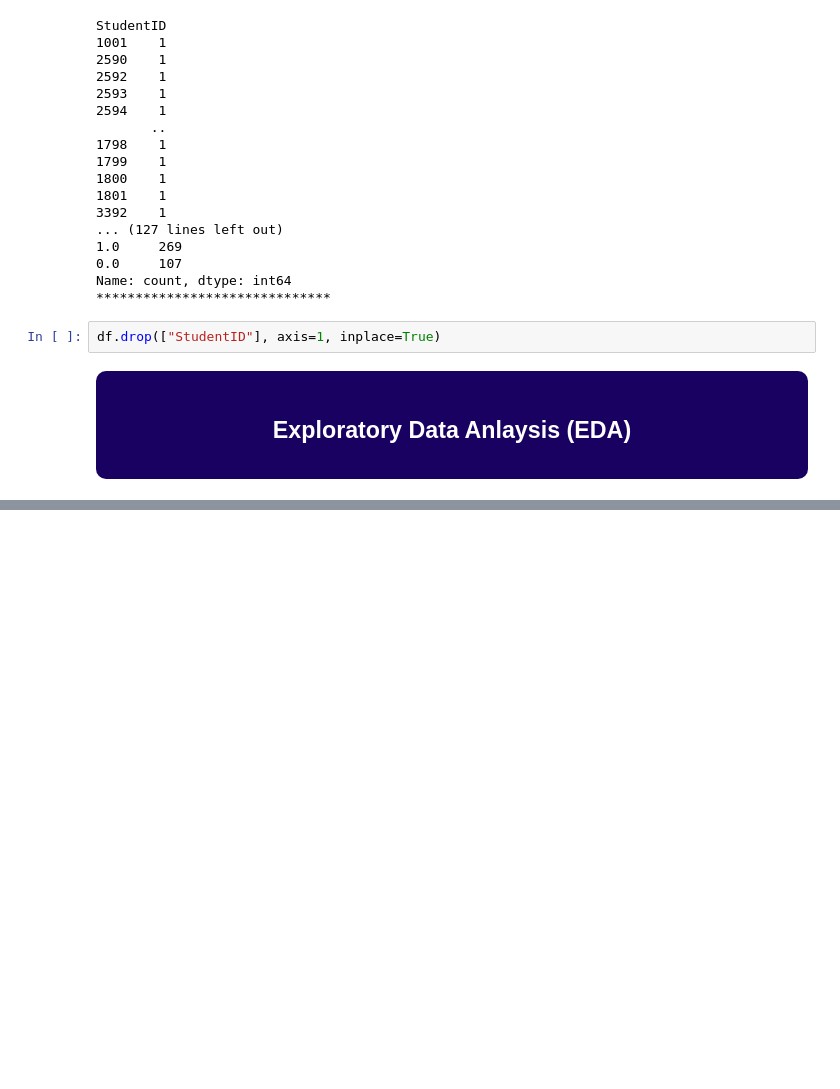
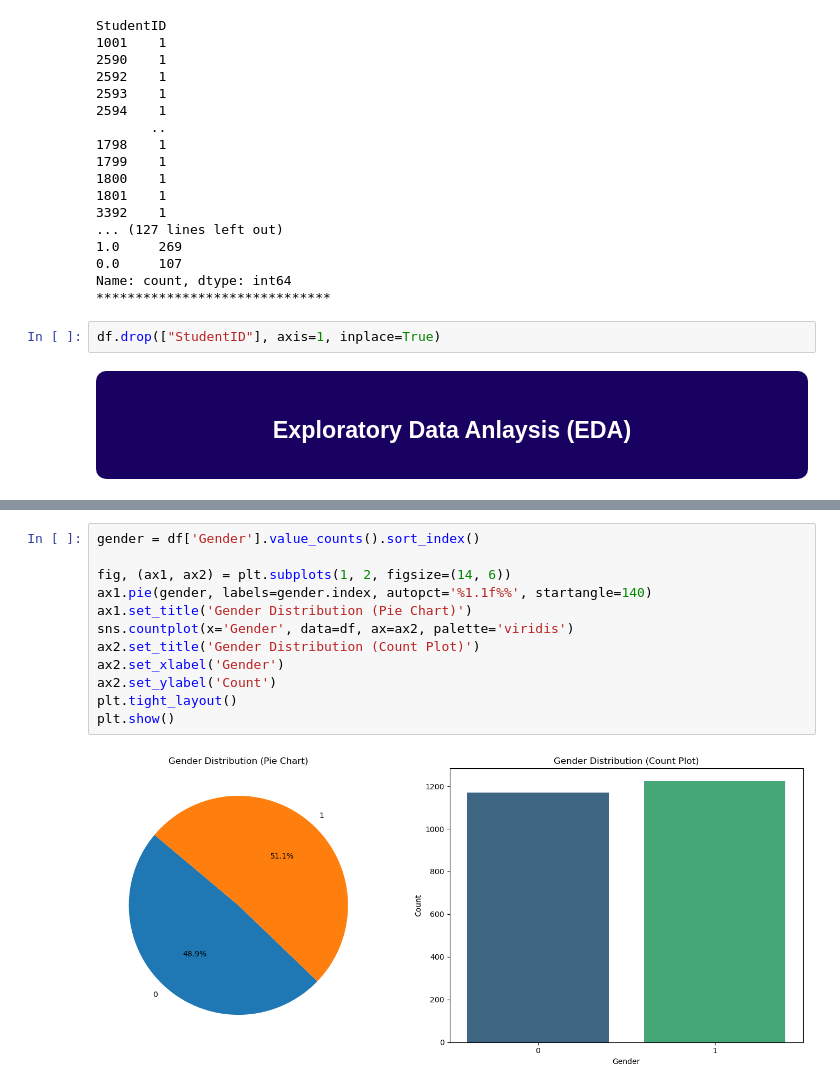
Before and after one commit to ahmedhassan456/students_performance_classification, a Jupyter notebook: students_performance_classification.ipynb, the cells around one changed output, grey strips where cells are left out. Drawn from its saved outputs; the diff is of its cells as text; blank space fills up the shorter version.

```diff
--- a/students_performance_classification.ipynb
+++ b/students_performance_classification.ipynb
@@ -118,0 +213,14 @@ df.drop(["StudentID"], axis=1, inplace=True)
+# %%
+gender = df['Gender'].value_counts().sort_index()
+
+fig, (ax1, ax2) = plt.subplots(1, 2, figsize=(14, 6))
+ax1.pie(gender, labels=gender.index, autopct='%1.1f%%', startangle=140)
+ax1.set_title('Gender Distribution (Pie Chart)')
+sns.countplot(x='Gender', data=df, ax=ax2, palette='viridis')
+ax2.set_title('Gender Distribution (Count Plot)')
+ax2.set_xlabel('Gender')
+ax2.set_ylabel('Count')
+plt.tight_layout()
+plt.show()
+# %% [output]
+[figure, added]
```
Also changed, not shown: parts of 8 cells of this notebook.
